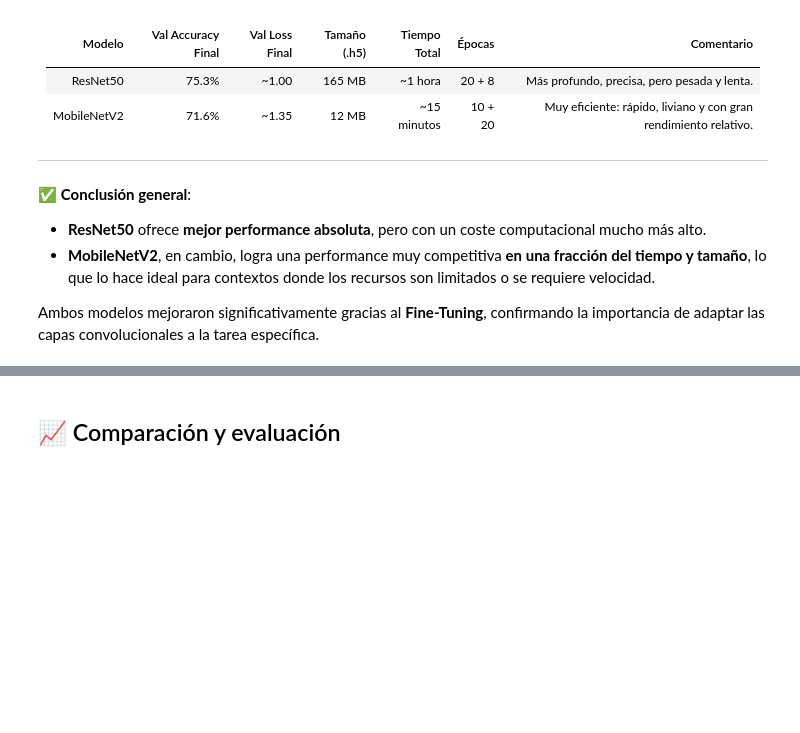
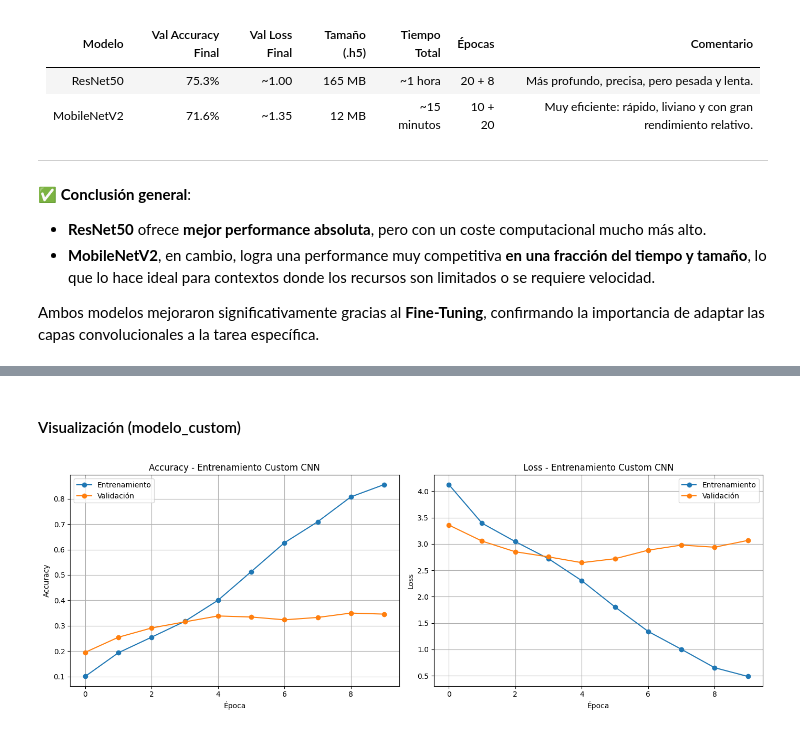
Before and after one commit to rcastillordgz/Entregable-4-Nuclio-DL, a Jupyter notebook: DSC0924ESP_Actividad_DL_Grupo_XX_COMPLETO.ipynb, the cells around one changed output, grey strips where cells are left out. Cells and saved outputs as stored; diff of their text form; code cells hidden in the pictures; blank space fills up the shorter version.

```diff
--- a/DSC0924ESP_Actividad_DL_Grupo_XX_COMPLETO.ipynb
+++ b/DSC0924ESP_Actividad_DL_Grupo_XX_COMPLETO.ipynb
@@ -1059,0 +1112,9 @@ Ambos modelos mejoraron significativamente gracias al **Fine-Tuning**, confirman
+# %%
+# 📦 Crear datasets de entrenamiento y validación
+train_dataset = tf.data.Dataset.from_tensor_slices((x_train, y_train))
+train_dataset = train_dataset.map(preprocess).batch(BATCH_SIZE).prefetch(tf.data.AUTOTUNE)
+
+validation_dataset = tf.data.Dataset.from_tensor_slices((x_val, y_val))
+validation_dataset = validation_dataset.map(preprocess).batch(BATCH_SIZE).prefetch(tf.data.AUTOTUNE)
+
+print("✅ Datasets creados correctamente")
@@ -1122,2 +1203,0 @@ history_custom = modelo_custom.fit(
-# %% [markdown]
-## 📈 Comparación y evaluación
@@ -1125,0 +1204,34 @@ history_custom = modelo_custom.fit(
+# %% [markdown]
+#### Visualización (modelo_custom)
+# %%
+import matplotlib.pyplot as plt
+
+# Definir el rango de épocas entrenadas
+epochs_range_custom = range(len(history_custom.history['accuracy']))
+
+# --- Accuracy ---
+plt.figure(figsize=(14, 5))
+
+plt.subplot(1, 2, 1)
+plt.plot(epochs_range_custom, history_custom.history['accuracy'], marker='o', label='Entrenamiento')
+plt.plot(epochs_range_custom, history_custom.history['val_accuracy'], marker='o', label='Validación')
+plt.title('Accuracy - Entrenamiento Custom CNN')
+plt.xlabel('Época')
+plt.ylabel('Accuracy')
+plt.grid(True)
+plt.legend()
+
+# --- Loss ---
+plt.subplot(1, 2, 2)
+plt.plot(epochs_range_custom, history_custom.history['loss'], marker='o', label='Entrenamiento')
+plt.plot(epochs_range_custom, history_custom.history['val_loss'], marker='o', label='Validación')
+plt.title('Loss - Entrenamiento Custom CNN')
+plt.xlabel('Época')
+plt.ylabel('Loss')
+plt.grid(True)
+plt.legend()
+
+plt.tight_layout()
+plt.show()
+# %% [output]
+[figure, added]
```
Also changed, not shown: parts of 35 cells of this notebook.
